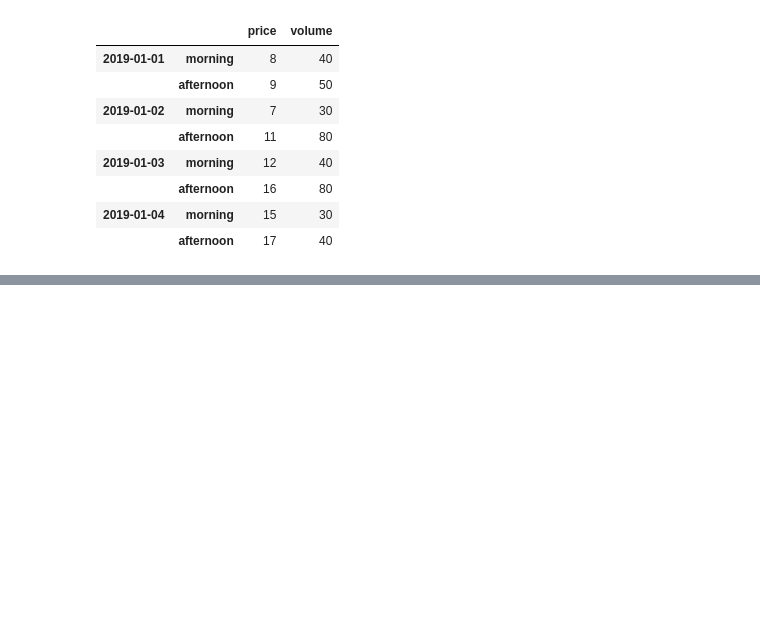
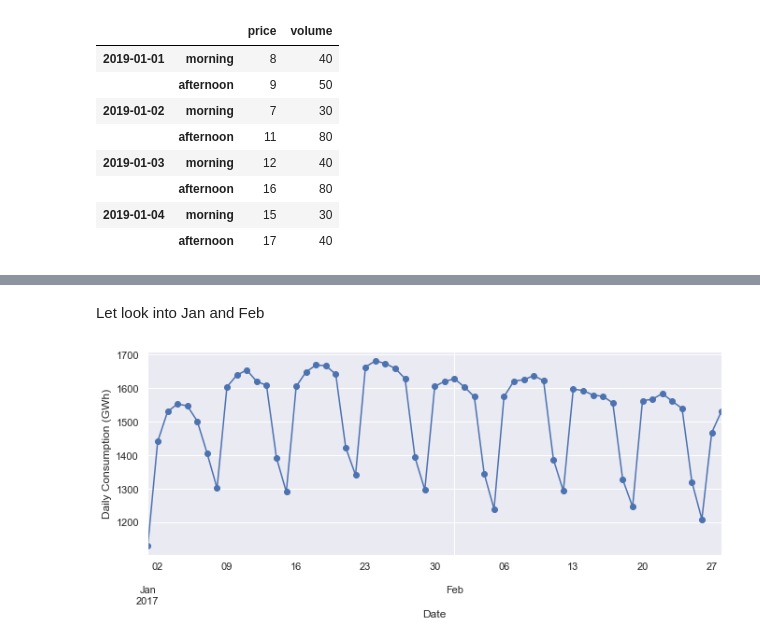
Before and after one commit to ryan13/PreprocessingUtility, a Jupyter notebook: amazon_interview.ipynb, the cells around one changed output, grey strips where cells are left out. Saved outputs shown, nothing was run; the diff lists cells and outputs as text; code cells hidden in the pictures; blank space fills up the shorter version.

```diff
--- a/amazon_interview.ipynb
+++ b/amazon_interview.ipynb
@@ -518,0 +655,7 @@ df2
+# %% [markdown]
+Let look into Jan and Feb
+# %%
+ax = opsd_daily.loc['2017-01':'2017-02', 'Consumption'].plot(marker='o', linestyle='-')
+ax.set_ylabel('Daily Consumption (GWh)');
+# %% [output]
+[figure, added]
```
Also changed, not shown: parts of 52 cells of this notebook.
